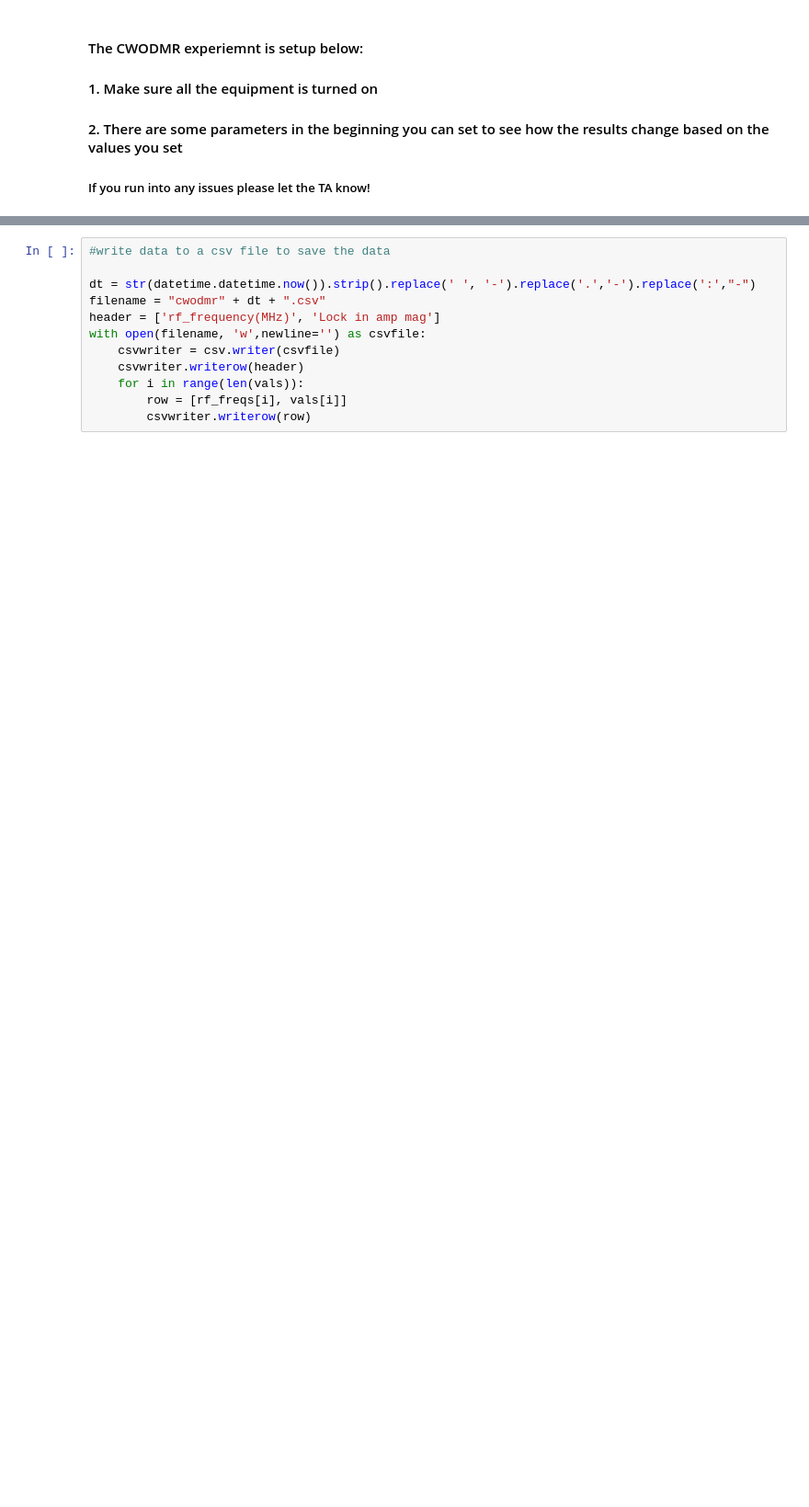
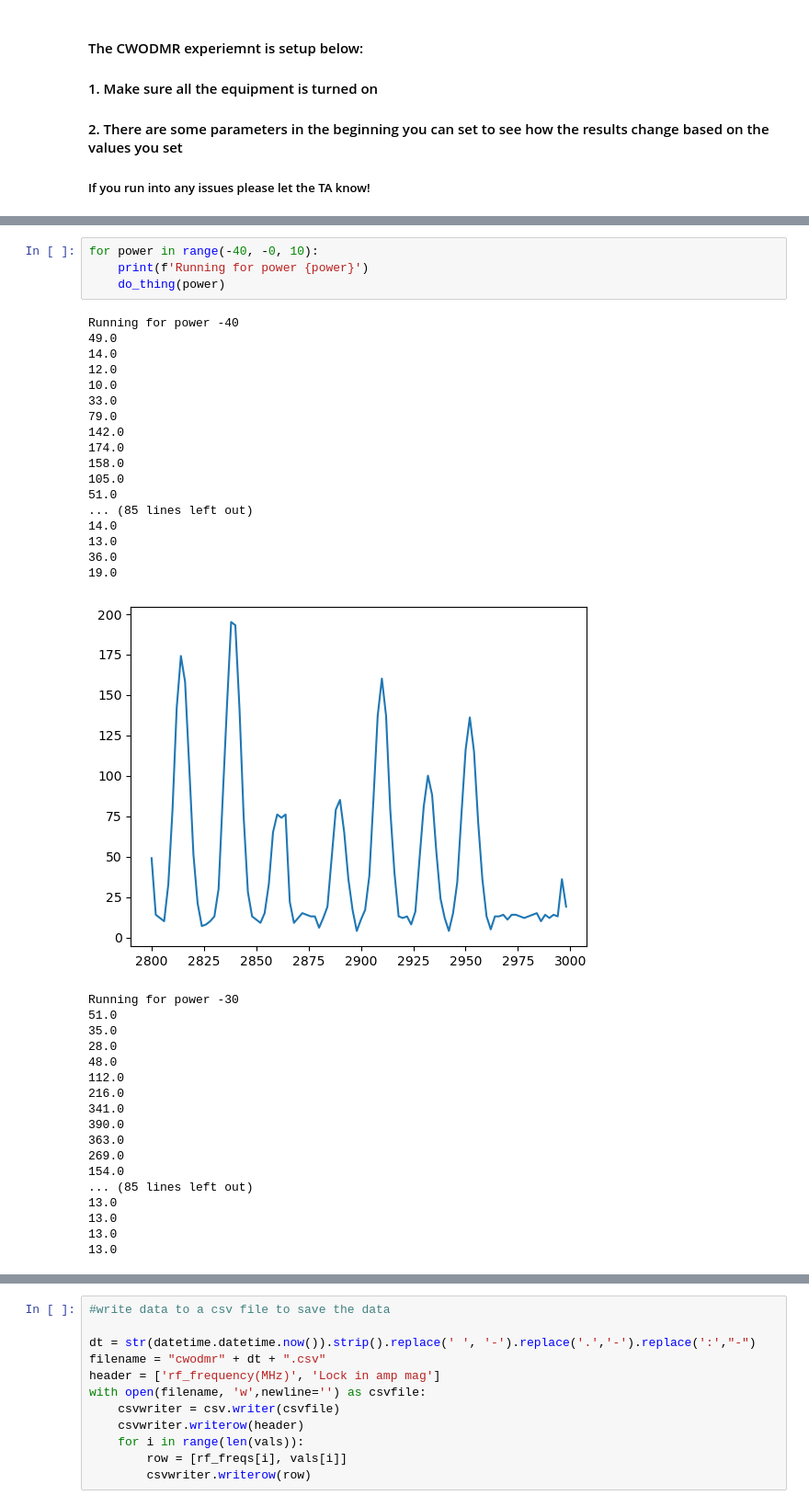
Before and after one commit to yudgy/ee400-lab2-qubit-control, a Jupyter notebook: CWODMR.ipynb, the cells around one changed output, grey strips where cells are left out. Shown at 92% size. Saved outputs shown, nothing was run; the diff lists cells and outputs as text; blank space fills up the shorter version.

Commit message:
adding images cwodmr

```diff
--- a/CWODMR.ipynb
+++ b/CWODMR.ipynb
@@ -127,0 +129,40 @@ plt.show()
+# %%
+for power in range(-40, -0, 10):
+    print(f'Running for power {power}')
+    do_thing(power)
+# %% [output]
+Running for power -40
+49.0
+14.0
+12.0
+10.0
+33.0
+79.0
+142.0
+174.0
+158.0
+105.0
+51.0
+... (85 lines left out)
+14.0
+13.0
+36.0
+19.0
+[figure, added]
+Running for power -30
+51.0
+35.0
+28.0
+48.0
+112.0
+216.0
+341.0
+390.0
+363.0
+269.0
+154.0
+... (85 lines left out)
+13.0
+13.0
+13.0
+13.0
```
Also changed, not shown: parts of 3 cells of this notebook, 5 other files.
